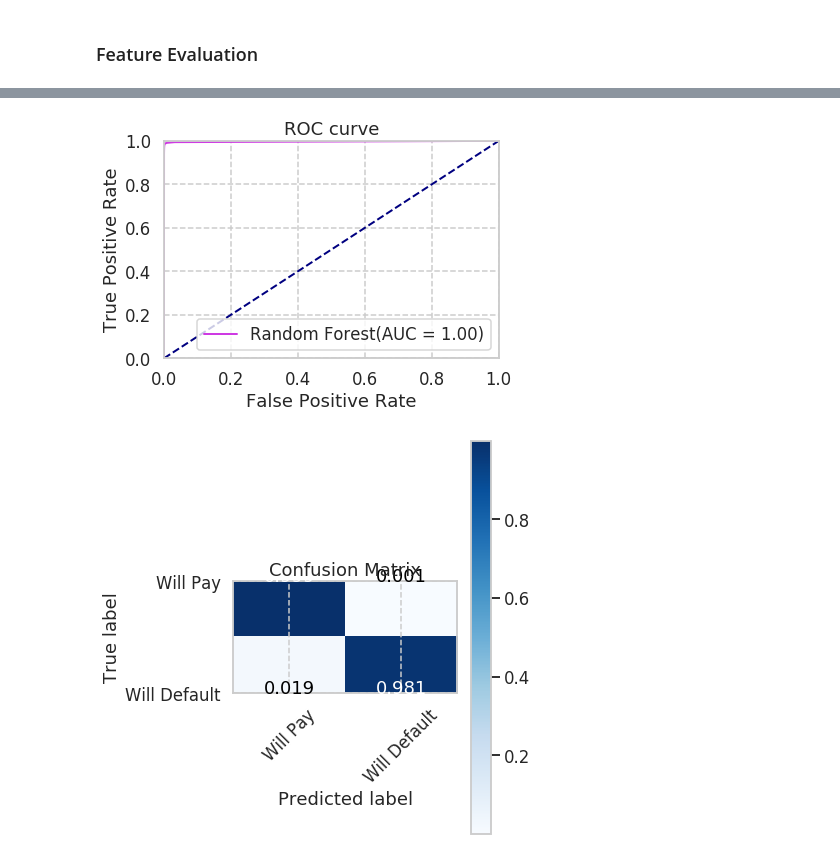
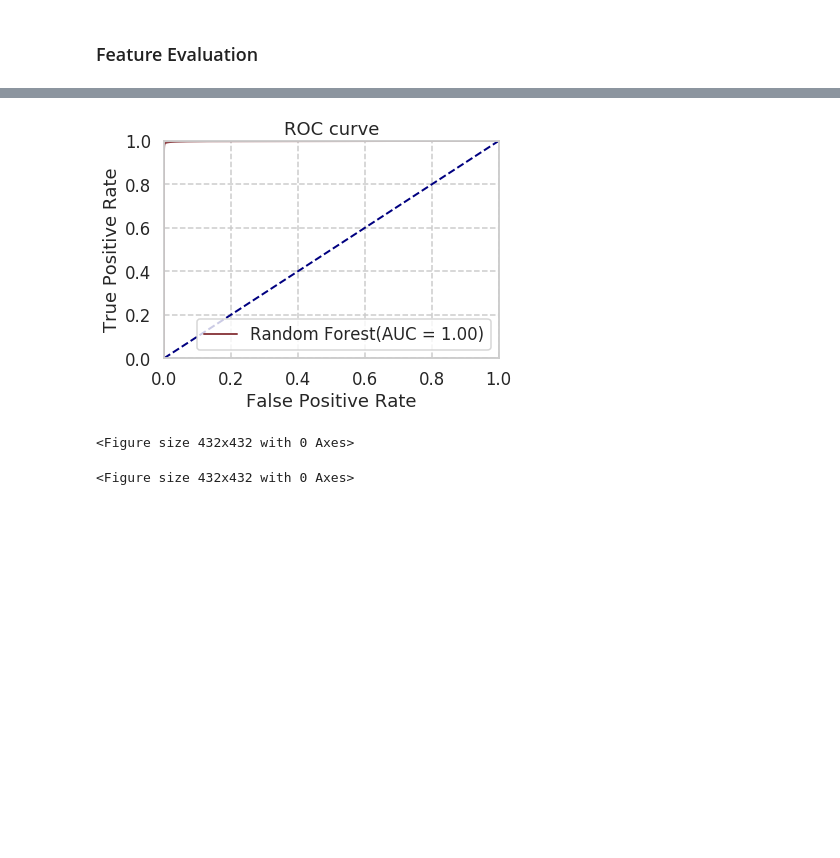
Before and after one commit to rahilshah10/loan-sharks, a Jupyter notebook: Final_Model_Evaluation.ipynb, the cells around one changed output, grey strips where cells are left out. Drawn from its saved outputs; the diff is of its cells as text; code cells hidden in the pictures; blank space fills up the shorter version.

```diff
--- a/Final_Model_Evaluation.ipynb
+++ b/Final_Model_Evaluation.ipynb
@@ -480,7 +461,7 @@ RandomForestClassifier(bootstrap=True, class_weight=None, criterion='gini',
                        warm_start=False)
 # %%
 randomForest = RandomForestClassifier(bootstrap=True,criterion = "gini",max_features=rand.best_estimator_.max_features,random_state=0,n_jobs=-1 )
-randomForest.fit(X_train,y_train)
+rfModel = randomForest.fit(X_train,y_train)
 rfPredict = randomForest.predict(X_test)
 rfPredictproba = randomForest.predict_proba(X_test)[:,1] #for ROC curve
 rfAccuracy = accuracy_score(y_test,rfPredict)
@@ -506,9 +487,8 @@ findfont: Font family ['Ricty'] not found. Falling back to DejaVu Sans.
 # %%
 plotAUC(y_test,rfPredictproba, 'Random Forest')
 plt.show()
 plt.figure(figsize=(6,6))
-plot_confusion_matrix(rfPredict, normalize=True)
-plt.show()
 # %% [output]
-[figure, old version]
+[figure, new version]
-[figure, removed]
+<Figure size 432x432 with 0 Axes>
+<Figure size 432x432 with 0 Axes>
```
Also changed, not shown: parts of 10 cells of this notebook.
